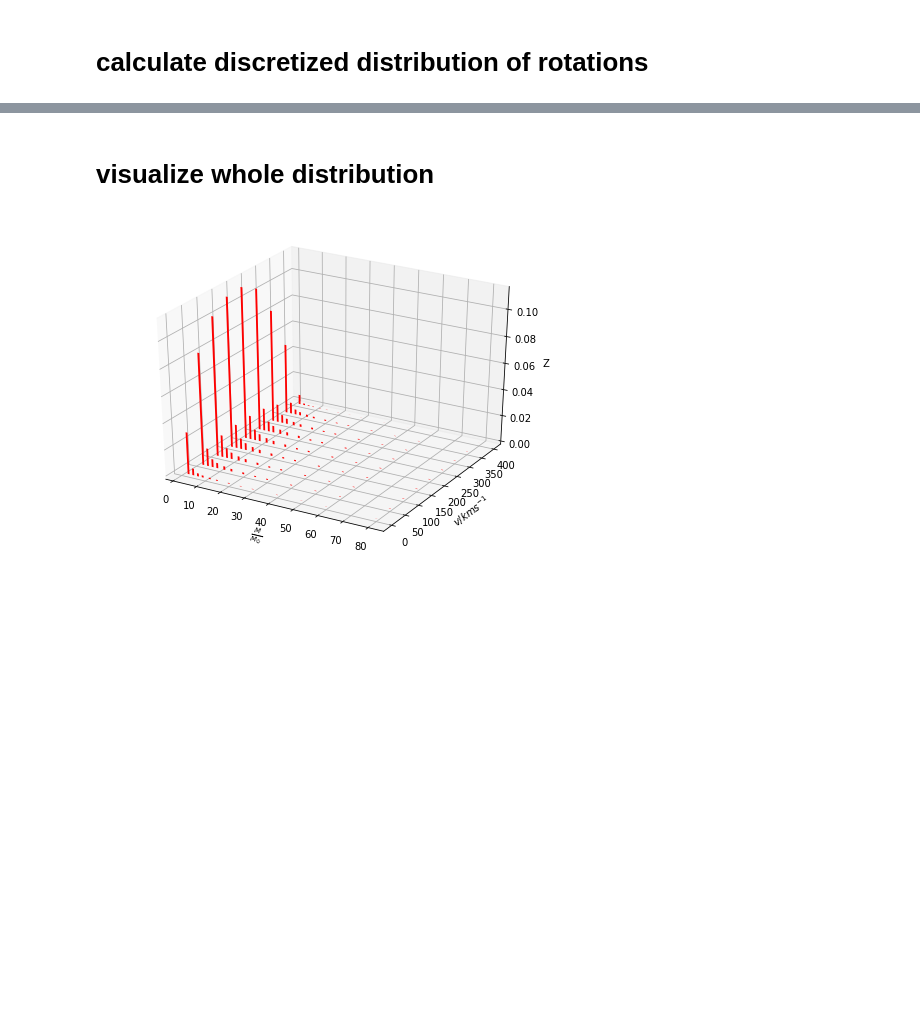
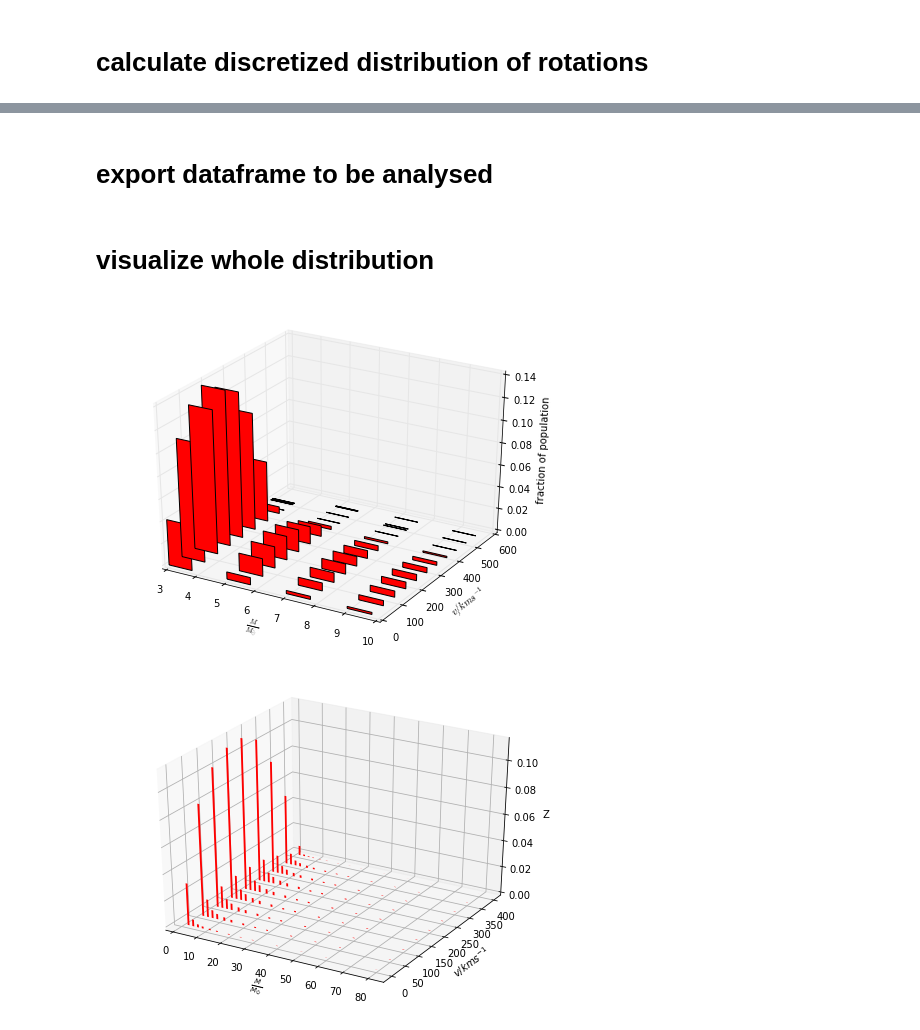
Before and after one commit to s6behast/internship, a Jupyter notebook: python_code/pop_synthesis/population_synthesis.ipynb, the cells around one changed output, grey strips where cells are left out. Cells and saved outputs as stored; diff of their text form; code cells hidden in the pictures; blank space fills up the shorter version.

Commit message:
population fractions computed

```diff
--- a/python_code/pop_synthesis/population_synthesis.ipynb
+++ b/python_code/pop_synthesis/population_synthesis.ipynb
@@ -12,7 +12,8 @@ from scipy import integrate
 from cycler import cycler
 from mpl_toolkits.mplot3d import Axes3D
 
+from functions import read_dat2file
+
 data_dir='/users/bhastings/internship/data/MW/'
-file_ext= '.rot1'
-
-mass_list=[3,5,7, 9, 12, 15, 20, 25, 30,40, 50, 60, 80, 100 ] # list of model masses
+metallicity='mw'
+file_ext= '.dat2'
@@ -236,0 +301,20 @@ pickle.dump( tot_dist, open( "total_distribution.p", "wb" ) )
+# %%
+mass_groups= r_final.groupby('M')
+r_final=pd.DataFrame()
+for mass,mass_group in mass_groups:
+    mass_group['frac']= ''
+    for i in range(0 ,len(mass_group)):
+        #fraction of stars in mass group with particular rotation
+        f_r=mass_group.iloc[i].v_cdf_int_value
+        #fraction of stars with mass of mass group
+        f_m=mass_dist[int(mass)]
+
+        mass_group.at[0,'frac'] [i] = f_r * f_m
+    r_final=r_final.append(mass_group)
+
+
+
+print r_final.head(20)
+
+
+print r_final['frac'].sum()
@@ -236,0 +339,2 @@ pickle.dump( tot_dist, open( "total_distribution.p", "wb" ) )
+# %% [markdown]
+# export dataframe to be analysed #
@@ -237,5 +343,24 @@ pickle.dump( tot_dist, open( "total_distribution.p", "wb" ) )
 # %% [markdown]
 # visualize whole distribution #
+# %%
+fig = plt.figure()
+ax = fig.add_subplot(111, projection='3d')
+
+
+for index, row in r_final.iterrows():
+    m=  [row.M]
+    v=  [row.V_act]
+    z=[row.frac]
+    ax.bar(left=m, height=z, zs=v, zdir='y', color='r', alpha=1)
+
+
+ax.set_xlabel(r'$\frac{M}{M_{\odot}}$')
+ax.set_ylabel(r'$v/kms^{-1}$')
+ax.set_zlabel('fraction of population')
+
+plt.show()
+# %% [output]
+[figure, added]
 # %%
 fig = plt.figure()
 ax = fig.add_subplot(111, projection='3d')
```
Also changed, not shown: parts of 23 cells of this notebook, 6 other files.
